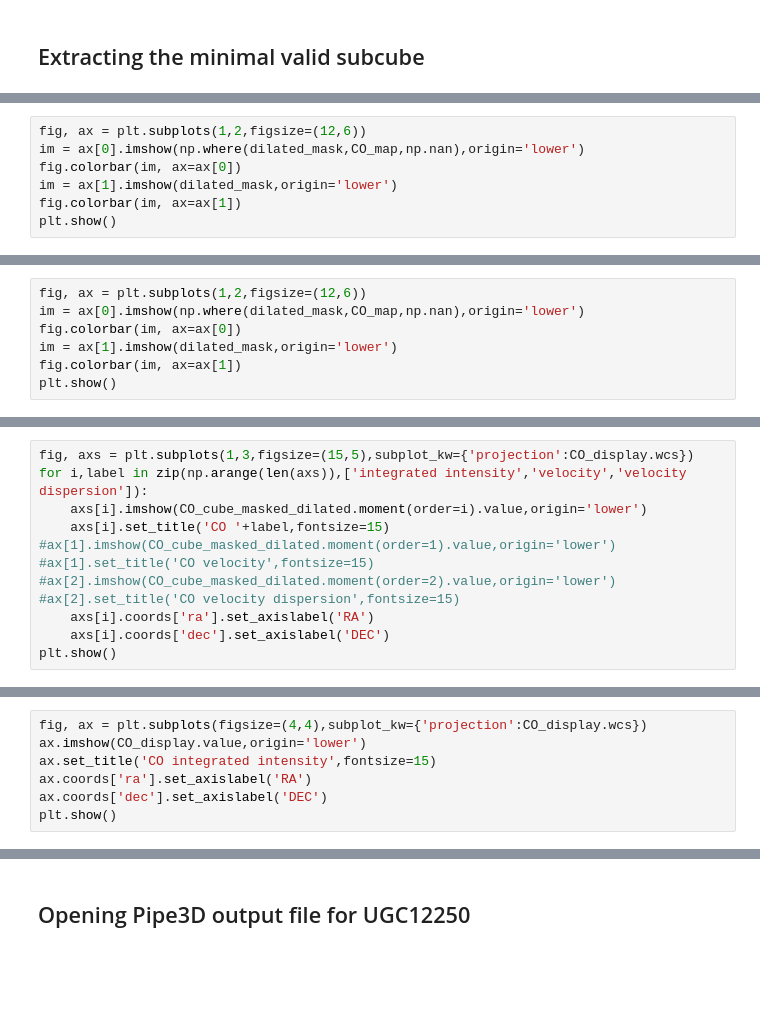
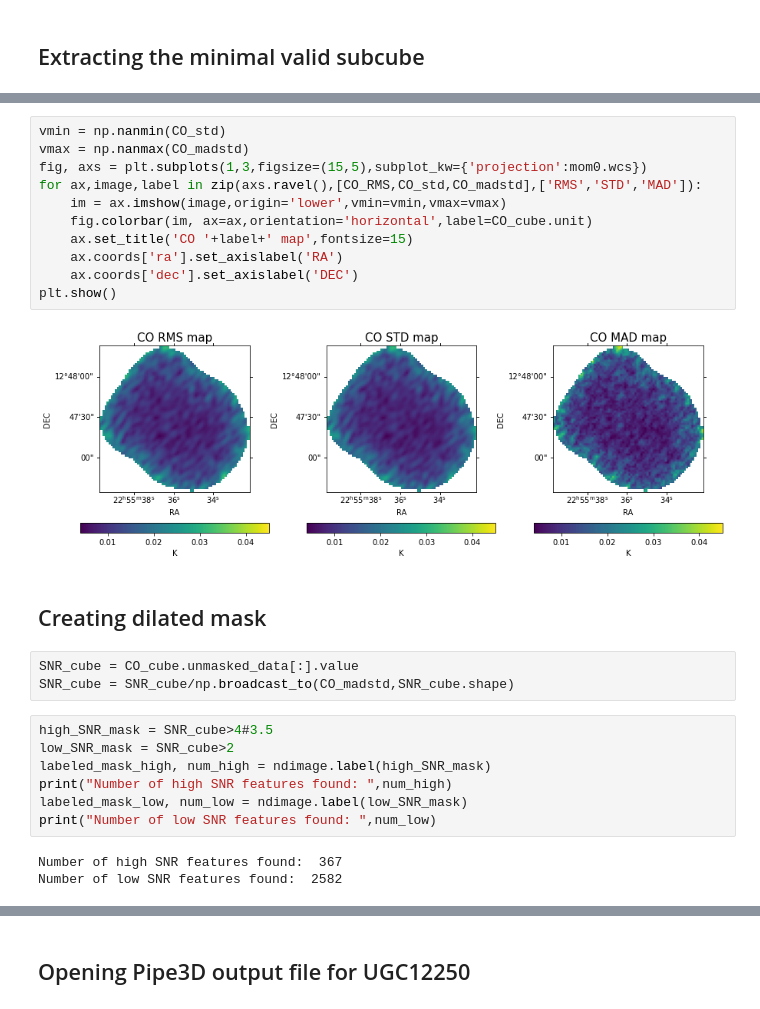
Before and after one commit to Bruno-Rodriguez/quenching-nearby-galaxies, a Jupyter notebook: smooth_and_reproject_cubes.ipynb, the cells around one changed output, grey strips where cells are left out. Saved outputs shown, nothing was run; the diff lists cells and outputs as text; blank space fills up the shorter version.

```diff
--- a/smooth_and_reproject_cubes.ipynb
+++ b/smooth_and_reproject_cubes.ipynb
@@ -176,7 +62,0 @@ dilated_mask = np.isin(labeled_array,labeled_array[highsnr_mask])
-# %%
-fig, ax = plt.subplots(1,2,figsize=(12,6))
-im = ax[0].imshow(np.where(dilated_mask,CO_map,np.nan),origin='lower')
-fig.colorbar(im, ax=ax[0])
-im = ax[1].imshow(dilated_mask,origin='lower')
-fig.colorbar(im, ax=ax[1])
-plt.show()
@@ -187,7 +62,0 @@ dilated_mask = ndimage.binary_dilation(dilated_mask)
-# %%
-fig, ax = plt.subplots(1,2,figsize=(12,6))
-im = ax[0].imshow(np.where(dilated_mask,CO_map,np.nan),origin='lower')
-fig.colorbar(im, ax=ax[0])
-im = ax[1].imshow(dilated_mask,origin='lower')
-fig.colorbar(im, ax=ax[1])
-plt.show()
@@ -227,12 +62,0 @@ $[[{\rm NaN},~{\rm NaN},~{\rm NaN},~\dots,~{\rm NaN},~{\rm NaN},~{\rm NaN}],~
-# %%
-fig, axs = plt.subplots(1,3,figsize=(15,5),subplot_kw={'projection':CO_display.wcs})
-for i,label in zip(np.arange(len(axs)),['integrated intensity','velocity','velocity dispersion']):
-    axs[i].imshow(CO_cube_masked_dilated.moment(order=i).value,origin='lower')
-    axs[i].set_title('CO '+label,fontsize=15)
-#ax[1].imshow(CO_cube_masked_dilated.moment(order=1).value,origin='lower')
-#ax[1].set_title('CO velocity',fontsize=15)
-#ax[2].imshow(CO_cube_masked_dilated.moment(order=2).value,origin='lower')
-#ax[2].set_title('CO velocity dispersion',fontsize=15)
-    axs[i].coords['ra'].set_axislabel('RA')
-    axs[i].coords['dec'].set_axislabel('DEC')
-plt.show()
@@ -258,7 +62,0 @@ CO_cube_masked = CO_cube.with_mask(CO_mask)
-# %%
-fig, ax = plt.subplots(figsize=(4,4),subplot_kw={'projection':CO_display.wcs})
-ax.imshow(CO_display.value,origin='lower')
-ax.set_title('CO integrated intensity',fontsize=15)
-ax.coords['ra'].set_axislabel('RA')
-ax.coords['dec'].set_axislabel('DEC')
-plt.show()
@@ -266,0 +63,28 @@ plt.show()
+# %%
+vmin = np.nanmin(CO_std)
+vmax = np.nanmax(CO_madstd)
+fig, axs = plt.subplots(1,3,figsize=(15,5),subplot_kw={'projection':mom0.wcs})
+for ax,image,label in zip(axs.ravel(),[CO_RMS,CO_std,CO_madstd],['RMS','STD','MAD']):
+    im = ax.imshow(image,origin='lower',vmin=vmin,vmax=vmax)
+    fig.colorbar(im, ax=ax,orientation='horizontal',label=CO_cube.unit)
+    ax.set_title('CO '+label+' map',fontsize=15)
+    ax.coords['ra'].set_axislabel('RA')
+    ax.coords['dec'].set_axislabel('DEC')
+plt.show()
+# %% [output]
+[figure, added]
+# %% [markdown]
+## Creating dilated mask
+# %%
+SNR_cube = CO_cube.unmasked_data[:].value
+SNR_cube = SNR_cube/np.broadcast_to(CO_madstd,SNR_cube.shape)
+# %%
+high_SNR_mask = SNR_cube>4#3.5
+low_SNR_mask = SNR_cube>2
+labeled_mask_high, num_high = ndimage.label(high_SNR_mask)
+print("Number of high SNR features found: ",num_high)
+labeled_mask_low, num_low = ndimage.label(low_SNR_mask)
+print("Number of low SNR features found: ",num_low)
+# %% [output]
+Number of high SNR features found:  367
+Number of low SNR features found:  2582
```
Also changed, not shown: parts of 71 cells of this notebook.
